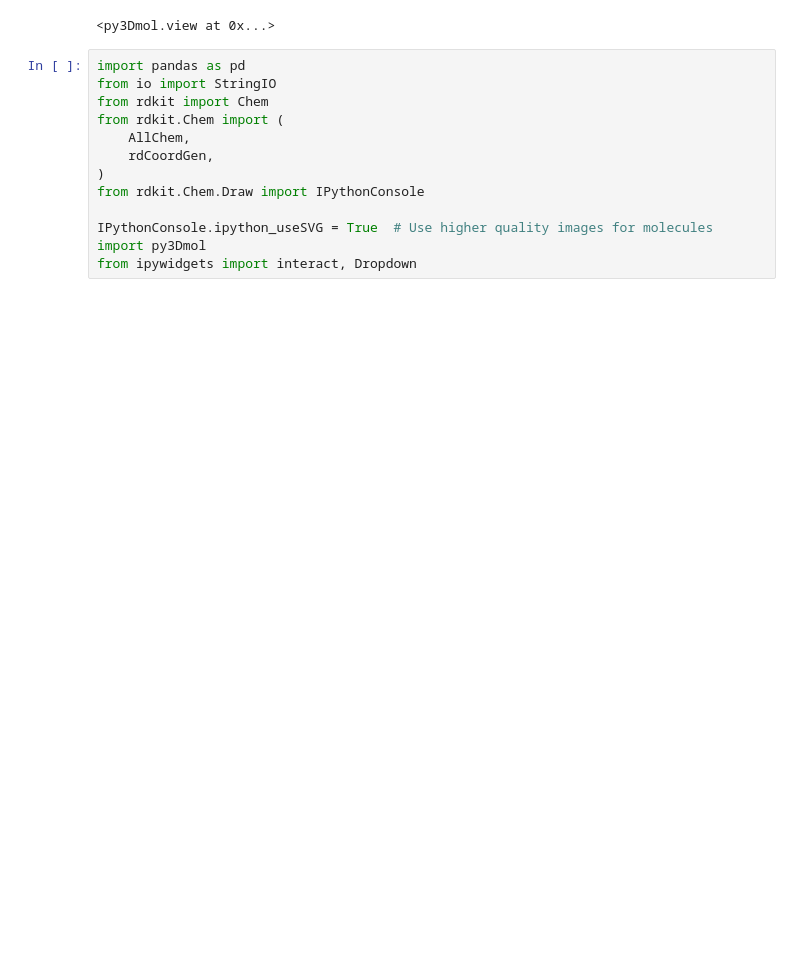
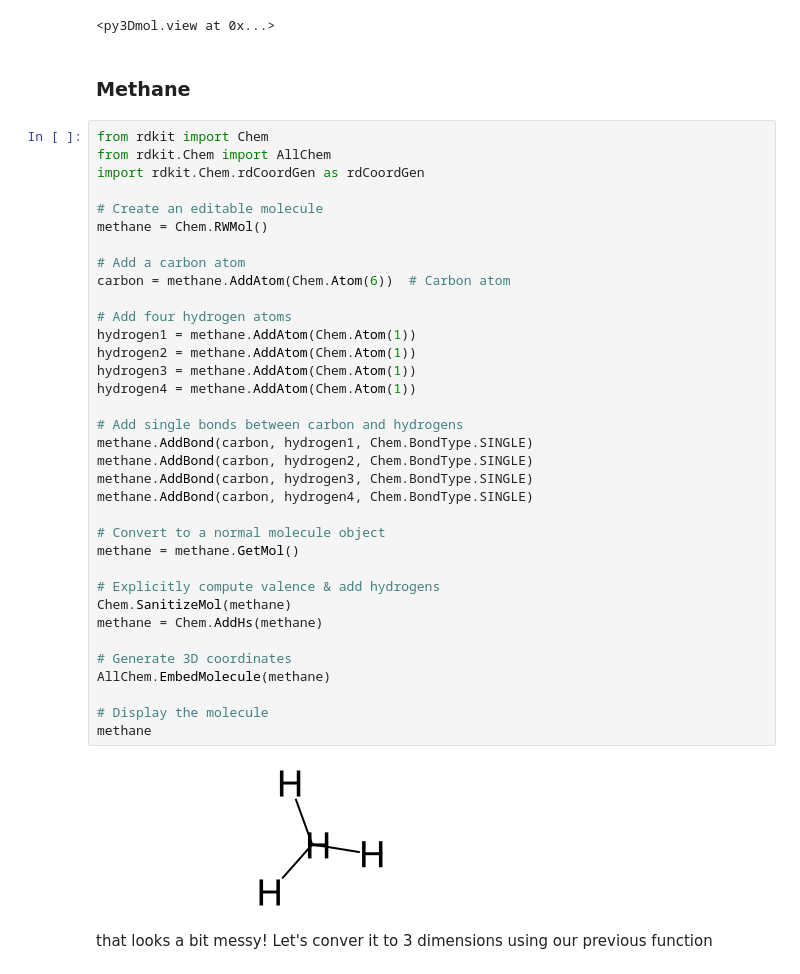
Before and after one commit to ds-modules/ecc-biology, a Jupyter notebook: polarity/polar_nonpolar.ipynb, the cells around one changed output. Drawn from its saved outputs; the diff is of its cells as text; blank space fills up the shorter version.

```diff
--- a/polarity/rdkit_demo.ipynb
+++ b/polarity/polar_nonpolar.ipynb
@@ -62,16 +142,44 @@ view.zoomTo()
 # %% [output]
 [interactive output not drawn]
 <py3Dmol.view at 0x...>
-# %%
-import pandas as pd
-from io import StringIO
-from rdkit import Chem
-from rdkit.Chem import (
-    AllChem,
-    rdCoordGen,
-)
-from rdkit.Chem.Draw import IPythonConsole
-
-IPythonConsole.ipython_useSVG = True  # Use higher quality images for molecules
-import py3Dmol
-from ipywidgets import interact, Dropdown
+# %% [markdown]
+### Methane
+# %%
+from rdkit import Chem
+from rdkit.Chem import AllChem
+import rdkit.Chem.rdCoordGen as rdCoordGen
+
+# Create an editable molecule
+methane = Chem.RWMol()
+
+# Add a carbon atom
+carbon = methane.AddAtom(Chem.Atom(6))  # Carbon atom
+
+# Add four hydrogen atoms
+hydrogen1 = methane.AddAtom(Chem.Atom(1))
+hydrogen2 = methane.AddAtom(Chem.Atom(1))
+hydrogen3 = methane.AddAtom(Chem.Atom(1))
+hydrogen4 = methane.AddAtom(Chem.Atom(1))
+
+# Add single bonds between carbon and hydrogens
+methane.AddBond(carbon, hydrogen1, Chem.BondType.SINGLE)
+methane.AddBond(carbon, hydrogen2, Chem.BondType.SINGLE)
+methane.AddBond(carbon, hydrogen3, Chem.BondType.SINGLE)
+methane.AddBond(carbon, hydrogen4, Chem.BondType.SINGLE)
+
+# Convert to a normal molecule object
+methane = methane.GetMol()
+
+# Explicitly compute valence & add hydrogens
+Chem.SanitizeMol(methane)
+methane = Chem.AddHs(methane)
+
+# Generate 3D coordinates
+AllChem.EmbedMolecule(methane)
+
+# Display the molecule
+methane
+# %% [output]
+[figure, added]
+# %% [markdown]
+that looks a bit messy! Let's conver it to 3 dimensions using our previous function
```
Also changed, not shown: parts of 21 cells of this notebook, 2 other files.
